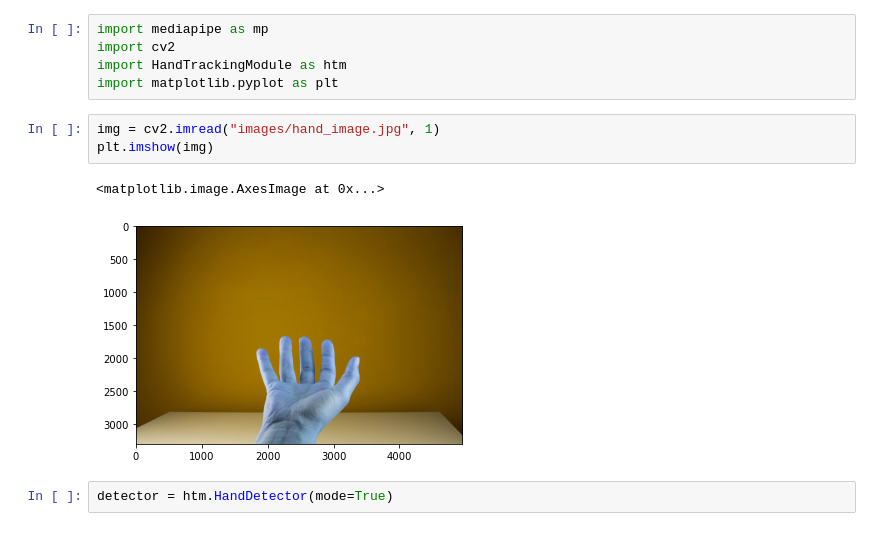
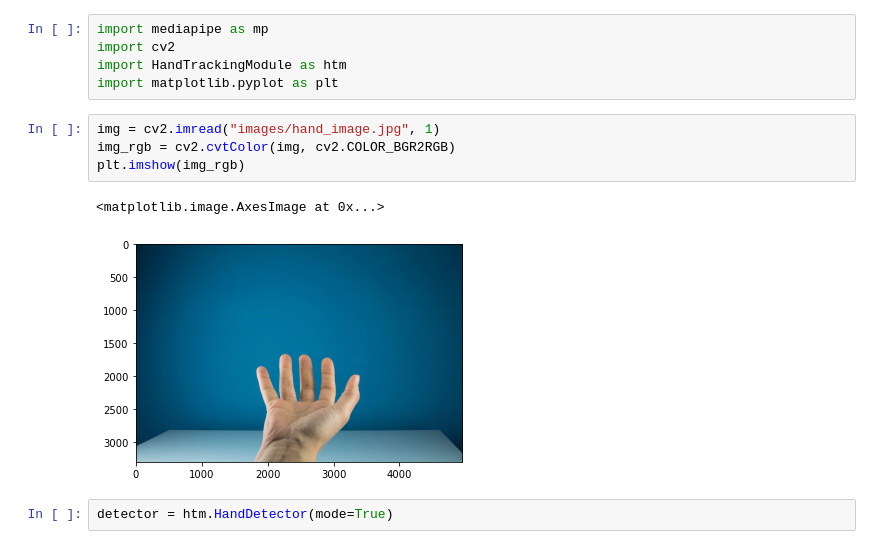
Before and after one commit to e-candeloro/Python-OpenCV-Utils, a Jupyter notebook: Demo_Notebook.ipynb, the cells around one changed output. Saved outputs shown, nothing was run; the diff lists cells and outputs as text.

Commit message:
added comments and images

```diff
--- a/Demo_Notebook.ipynb
+++ b/Demo_Notebook.ipynb
@@ -128,10 +128,11 @@ import HandTrackingModule as htm
 import matplotlib.pyplot as plt
 # %%
 img = cv2.imread("images/hand_image.jpg", 1)
-plt.imshow(img)
+img_rgb = cv2.cvtColor(img, cv2.COLOR_BGR2RGB)
+plt.imshow(img_rgb)
 # %% [output]
 <matplotlib.image.AxesImage at 0x...>
-[figure, old version]
+[figure, new version]
 # %%
 detector = htm.HandDetector(mode=True)
 # %%
```
Also changed, not shown: parts of 1 cell of this notebook, 2 other files.
